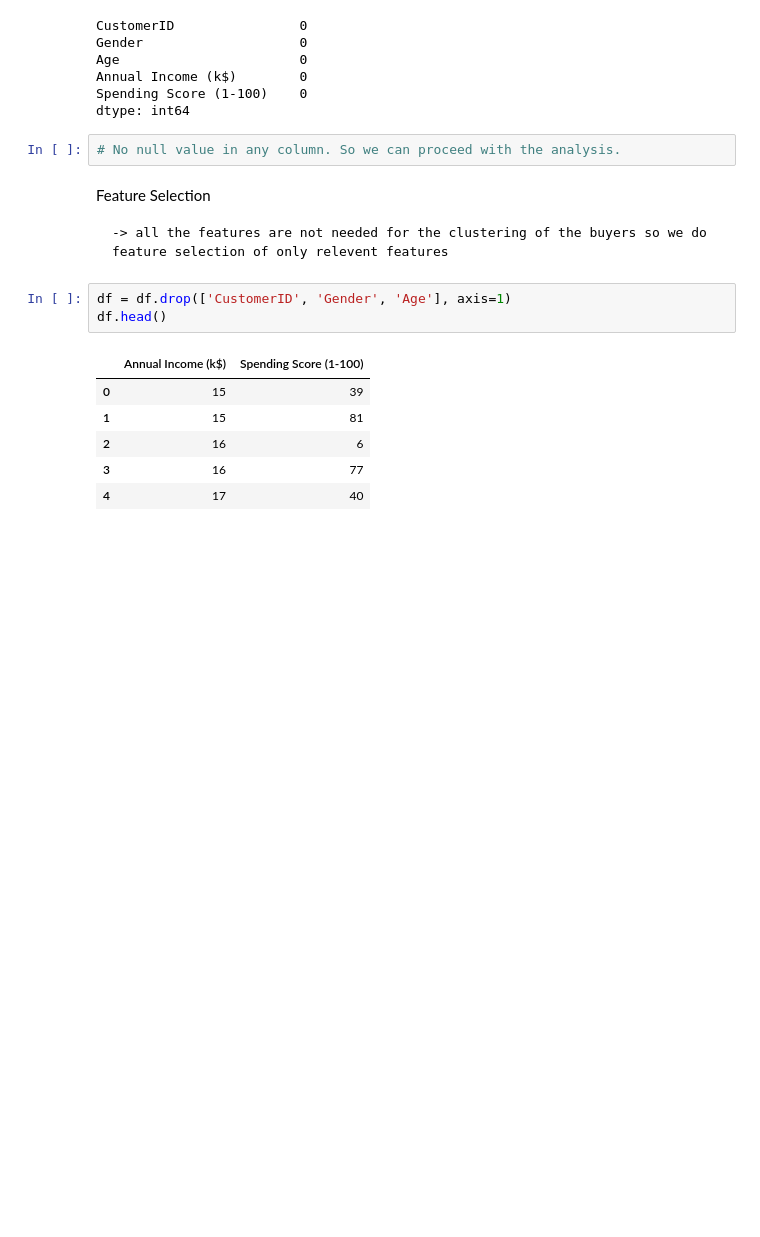
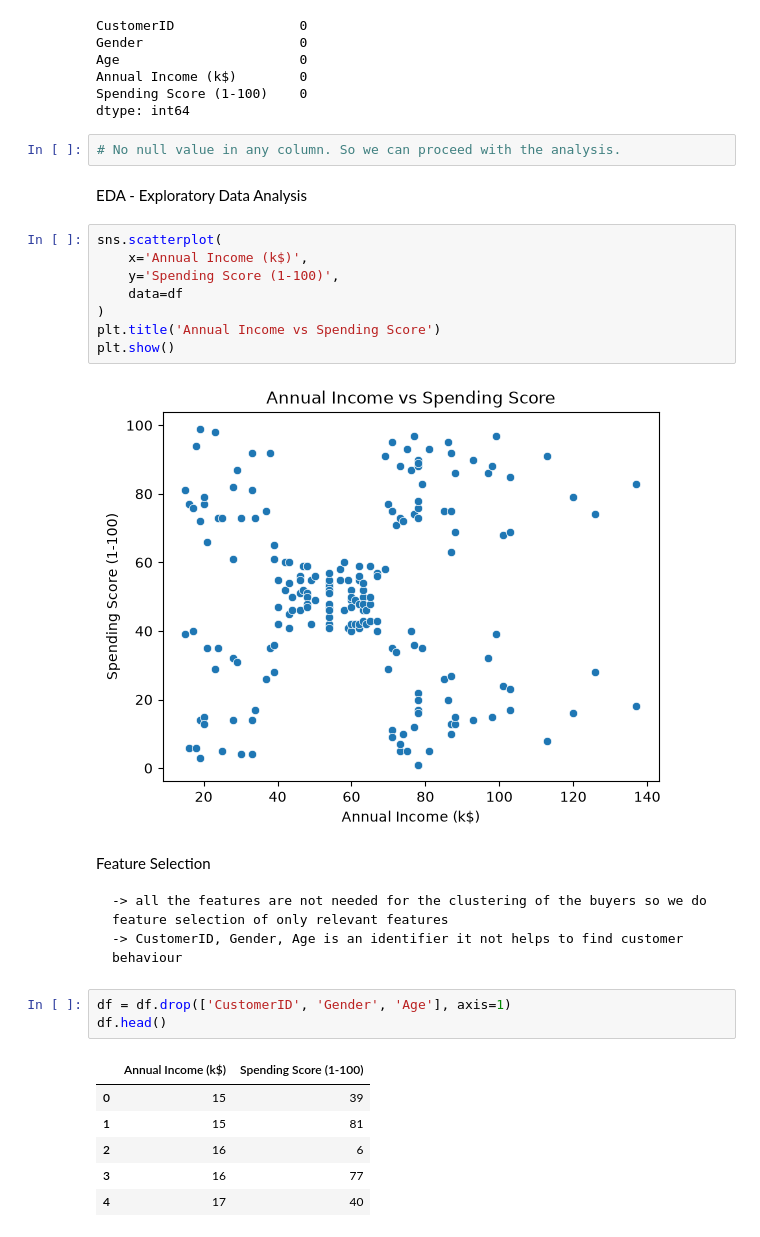
Before and after one commit to Arunpurohit1766/Customer-Segmentation, a Jupyter notebook: customer_segmentation.ipynb, the cells around one changed output. Drawn from its saved outputs; the diff is of its cells as text; blank space fills up the shorter version.

```diff
--- a/customer_segmentation.ipynb
+++ b/customer_segmentation.ipynb
@@ -59,10 +65,23 @@ Spending Score (1-100)    0
 dtype: int64
 # %%
 # No null value in any column. So we can proceed with the analysis.
+# %% [markdown]
+EDA - Exploratory Data Analysis
+# %%
+sns.scatterplot(
+    x='Annual Income (k$)',
+    y='Spending Score (1-100)',
+    data=df
+)
+plt.title('Annual Income vs Spending Score')
+plt.show()
+# %% [output]
+[figure, added]
 # %% [markdown]
 Feature Selection
 
-    -> all the features are not needed for the clustering of the buyers so we do feature selection of only relevent features
+    -> all the features are not needed for the clustering of the buyers so we do feature selection of only relevant features
+    -> CustomerID, Gender, Age is an identifier it not helps to find customer behaviour
 # %%
 df = df.drop(['CustomerID', 'Gender', 'Age'], axis=1)
 df.head()
```
Also changed, not shown: parts of 18 cells of this notebook, 1 other file.
